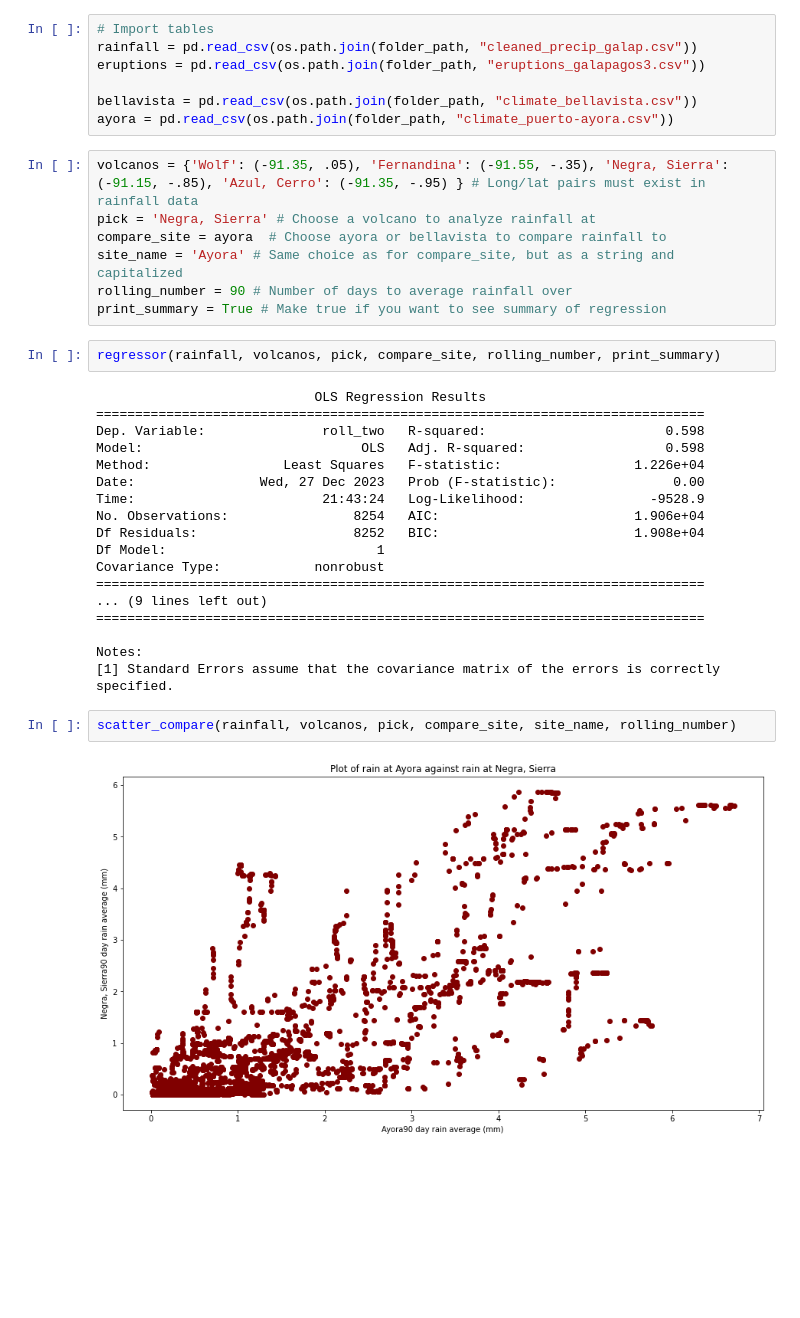
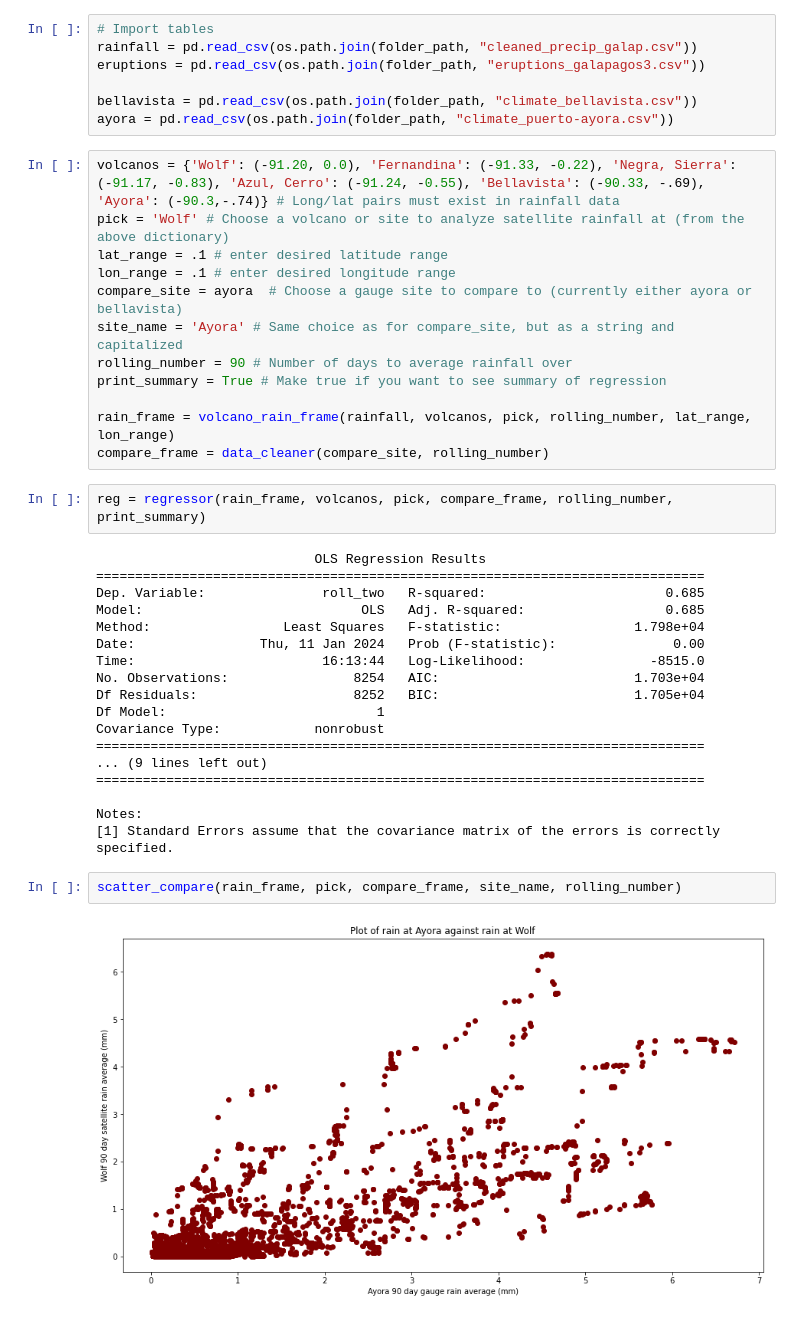
Before and after one commit to jonathan-quartin/um_volcano_project, a Jupyter notebook: hindcast_regression.ipynb, the cells around one changed output. Drawn from its saved outputs; the diff is of its cells as text; blank space fills up the shorter version.

Commit message:
clean-up

```diff
--- a/hindcast_regression.ipynb
+++ b/hindcast_regression.ipynb
@@ -15,24 +15,29 @@ eruptions = pd.read_csv(os.path.join(folder_path, "eruptions_galapagos3.csv"))
 bellavista = pd.read_csv(os.path.join(folder_path, "climate_bellavista.csv"))
 ayora = pd.read_csv(os.path.join(folder_path, "climate_puerto-ayora.csv"))
 # %%
-volcanos = {'Wolf': (-91.35, .05), 'Fernandina': (-91.55, -.35), 'Negra, Sierra': (-91.15, -.85), 'Azul, Cerro': (-91.35, -.95) } # Long/lat pairs must exist in rainfall data
-pick = 'Negra, Sierra' # Choose a volcano to analyze rainfall at
-compare_site = ayora  # Choose ayora or bellavista to compare rainfall to
+volcanos = {'Wolf': (-91.20, 0.0), 'Fernandina': (-91.33, -0.22), 'Negra, Sierra': (-91.17, -0.83), 'Azul, Cerro': (-91.24, -0.55), 'Bellavista': (-90.33, -.69), 'Ayora': (-90.3,-.74)} # Long/lat pairs must exist in rainfall data
+pick = 'Wolf' # Choose a volcano or site to analyze satellite rainfall at (from the above dictionary)
+lat_range = .1 # enter desired latitude range
+lon_range = .1 # enter desired longitude range
+compare_site = ayora  # Choose a gauge site to compare to (currently either ayora or bellavista)
 site_name = 'Ayora' # Same choice as for compare_site, but as a string and capitalized
 rolling_number = 90 # Number of days to average rainfall over
 print_summary = True # Make true if you want to see summary of regression
+
+rain_frame = volcano_rain_frame(rainfall, volcanos, pick, rolling_number, lat_range, lon_range)
+compare_frame = data_cleaner(compare_site, rolling_number)
 # %%
-regressor(rainfall, volcanos, pick, compare_site, rolling_number, print_summary)
+reg = regressor(rain_frame, volcanos, pick, compare_frame, rolling_number, print_summary)
 # %% [output]
                             OLS Regression Results
 ==============================================================================
-Dep. Variable:               roll_two   R-squared:                       0.598
-Model:                            OLS   Adj. R-squared:                  0.598
-Method:                 Least Squares   F-statistic:                 1.226e+04
-Date:                Wed, 27 Dec 2023   Prob (F-statistic):               0.00
-Time:                        21:43:24   Log-Likelihood:                -9528.9
-No. Observations:                8254   AIC:                         1.906e+04
-Df Residuals:                    8252   BIC:                         1.908e+04
+Dep. Variable:               roll_two   R-squared:                       0.685
+Model:                            OLS   Adj. R-squared:                  0.685
+Method:                 Least Squares   F-statistic:                 1.798e+04
+Date:                Thu, 11 Jan 2024   Prob (F-statistic):               0.00
+Time:                        16:13:44   Log-Likelihood:                -8515.0
+No. Observations:                8254   AIC:                         1.703e+04
+Df Residuals:                    8252   BIC:                         1.705e+04
 Df Model:                           1
 Covariance Type:            nonrobust
 ==============================================================================
@@ -42,6 +47,6 @@ Covariance Type:            nonrobust
 Notes:
 [1] Standard Errors assume that the covariance matrix of the errors is correctly specified.
 # %%
-scatter_compare(rainfall, volcanos, pick, compare_site, site_name, rolling_number)
+scatter_compare(rain_frame, pick, compare_frame, site_name, rolling_number)
 # %% [output]
-[figure, old version]
+[figure, new version]
```
Also changed, not shown: parts of 1 cell of this notebook, 8 other files.
